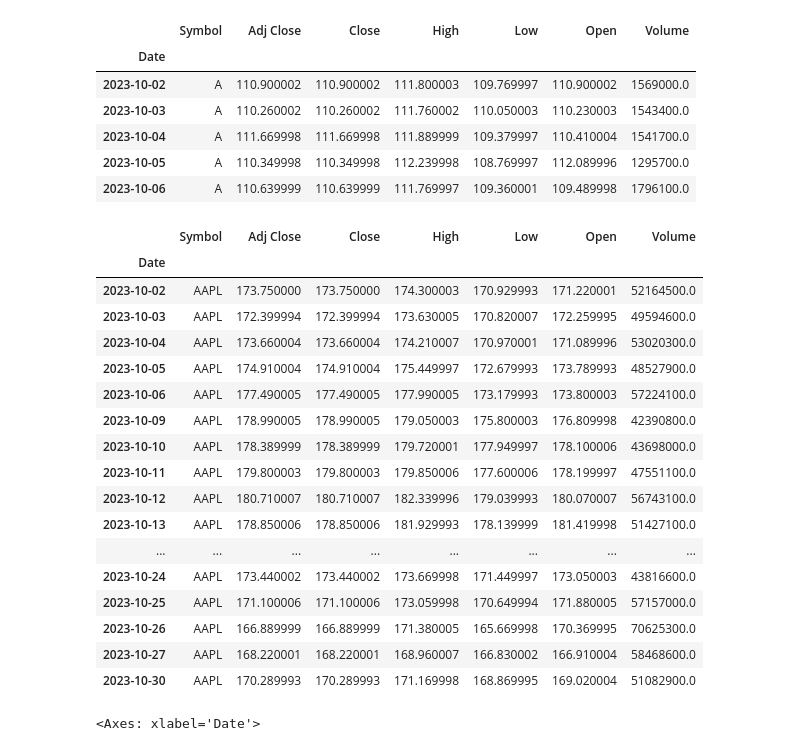
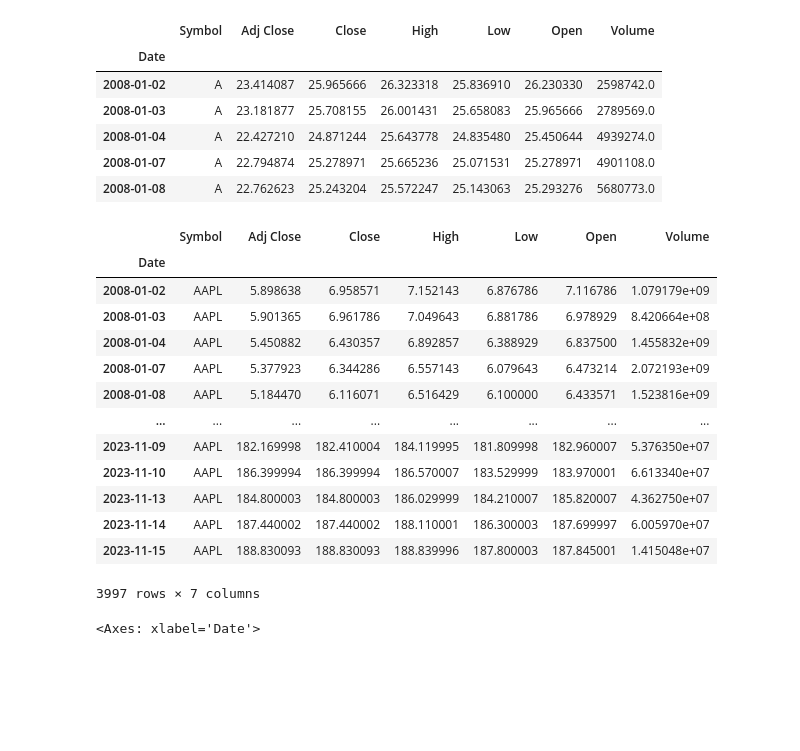
Before and after one commit to E03S/Portfolio_Optimisation, a Jupyter notebook: portfolio_optimisation/notebooks/SNP500_Yahoo_Stocks_Parser.ipynb, the cells around one changed output. Drawn from its saved outputs; the diff is of its cells as text; code cells hidden in the pictures; blank space fills up the shorter version.

```diff
--- a/notebooks/snp500_yahoo_stocks.ipynb
+++ b/portfolio_optimisation/notebooks/SNP500_Yahoo_Stocks_Parser.ipynb
@@ -12,7 +12,7 @@ parser = SP500Parser()
 # %%
 parser.save_sp500_tickers()
 # %%
-start_date = datetime(2023, 10, 1)
+start_date = datetime(2008, 1, 1)
 end_date = datetime.now()
 
 df = parser.download_sp500_data(start_date=start_date,
@@ -27,9 +27,9 @@ df.head()
 # %% [output]
 |  | Symbol | Adj Close | Close | High | Low | Open | Volume |
 | Date |  |  |  |  |  |  |  |
-| 2023-10-02 | A | 110.900002 | 110.900002 | 111.800003 | 109.769997 | 110.900002 | 1569000.0 |
-| 2023-10-03 | A | 110.260002 | 110.260002 | 111.760002 | 110.050003 | 110.230003 | 1543400.0 |
-| 2023-10-04 | A | 111.669998 | 111.669998 | 111.889999 | 109.379997 | 110.410004 | 1541700.0 |
-| 2023-10-05 | A | 110.349998 | 110.349998 | 112.239998 | 108.769997 | 112.089996 | 1295700.0 |
-| 2023-10-06 | A | 110.639999 | 110.639999 | 111.769997 | 109.360001 | 109.489998 | 1796100.0 |
+| 2008-01-02 | A | 23.414087 | 25.965666 | 26.323318 | 25.836910 | 26.230330 | 2598742.0 |
+| 2008-01-03 | A | 23.181877 | 25.708155 | 26.001431 | 25.658083 | 25.965666 | 2789569.0 |
+| 2008-01-04 | A | 22.427210 | 24.871244 | 25.643778 | 24.835480 | 25.450644 | 4939274.0 |
+| 2008-01-07 | A | 22.794874 | 25.278971 | 25.665236 | 25.071531 | 25.278971 | 4901108.0 |
+| 2008-01-08 | A | 22.762623 | 25.243204 | 25.572247 | 25.143063 | 25.293276 | 5680773.0 |
 # %%
@@ -37,24 +37,22 @@ parser.save_data_to_csv('../data/raw/snp500_stocks_example.csv')
 # %%
 df[df['Symbol'] == "AAPL"]
+import pandas as pd
+df_news = pd.read_csv('../data/raw/news.csv')
 # %% [output]
 |  | Symbol | Adj Close | Close | High | Low | Open | Volume |
 | Date |  |  |  |  |  |  |  |
-| 2023-10-02 | AAPL | 173.750000 | 173.750000 | 174.300003 | 170.929993 | 171.220001 | 52164500.0 |
-| 2023-10-03 | AAPL | 172.399994 | 172.399994 | 173.630005 | 170.820007 | 172.259995 | 49594600.0 |
-| 2023-10-04 | AAPL | 173.660004 | 173.660004 | 174.210007 | 170.970001 | 171.089996 | 53020300.0 |
-| 2023-10-05 | AAPL | 174.910004 | 174.910004 | 175.449997 | 172.679993 | 173.789993 | 48527900.0 |
-| 2023-10-06 | AAPL | 177.490005 | 177.490005 | 177.990005 | 173.179993 | 173.800003 | 57224100.0 |
-| 2023-10-09 | AAPL | 178.990005 | 178.990005 | 179.050003 | 175.800003 | 176.809998 | 42390800.0 |
-| 2023-10-10 | AAPL | 178.389999 | 178.389999 | 179.720001 | 177.949997 | 178.100006 | 43698000.0 |
-| 2023-10-11 | AAPL | 179.800003 | 179.800003 | 179.850006 | 177.600006 | 178.199997 | 47551100.0 |
-| 2023-10-12 | AAPL | 180.710007 | 180.710007 | 182.339996 | 179.039993 | 180.070007 | 56743100.0 |
-| 2023-10-13 | AAPL | 178.850006 | 178.850006 | 181.929993 | 178.139999 | 181.419998 | 51427100.0 |
+| 2008-01-02 | AAPL | 5.898638 | 6.958571 | 7.152143 | 6.876786 | 7.116786 | 1.079179e+09 |
+| 2008-01-03 | AAPL | 5.901365 | 6.961786 | 7.049643 | 6.881786 | 6.978929 | 8.420664e+08 |
+| 2008-01-04 | AAPL | 5.450882 | 6.430357 | 6.892857 | 6.388929 | 6.837500 | 1.455832e+09 |
+| 2008-01-07 | AAPL | 5.377923 | 6.344286 | 6.557143 | 6.079643 | 6.473214 | 2.072193e+09 |
+| 2008-01-08 | AAPL | 5.184470 | 6.116071 | 6.516429 | 6.100000 | 6.433571 | 1.523816e+09 |
 | ... | ... | ... | ... | ... | ... | ... | ... |
-| 2023-10-24 | AAPL | 173.440002 | 173.440002 | 173.669998 | 171.449997 | 173.050003 | 43816600.0 |
-| 2023-10-25 | AAPL | 171.100006 | 171.100006 | 173.059998 | 170.649994 | 171.880005 | 57157000.0 |
-| 2023-10-26 | AAPL | 166.889999 | 166.889999 | 171.380005 | 165.669998 | 170.369995 | 70625300.0 |
-| 2023-10-27 | AAPL | 168.220001 | 168.220001 | 168.960007 | 166.830002 | 166.910004 | 58468600.0 |
-| 2023-10-30 | AAPL | 170.289993 | 170.289993 | 171.169998 | 168.869995 | 169.020004 | 51082900.0 |
+| 2023-11-09 | AAPL | 182.169998 | 182.410004 | 184.119995 | 181.809998 | 182.960007 | 5.376350e+07 |
+| 2023-11-10 | AAPL | 186.399994 | 186.399994 | 186.570007 | 183.529999 | 183.970001 | 6.613340e+07 |
+| 2023-11-13 | AAPL | 184.800003 | 184.800003 | 186.029999 | 184.210007 | 185.820007 | 4.362750e+07 |
+| 2023-11-14 | AAPL | 187.440002 | 187.440002 | 188.110001 | 186.300003 | 187.699997 | 6.005970e+07 |
+| 2023-11-15 | AAPL | 188.830093 | 188.830093 | 188.839996 | 187.800003 | 187.845001 | 1.415048e+07 |
+3997 rows × 7 columns
 # %%
 df[df['Symbol'] == "AAPL"]['Close'].plot()
 # %% [output]
```
Also changed, not shown: parts of 3 cells of this notebook, 42 other files.
